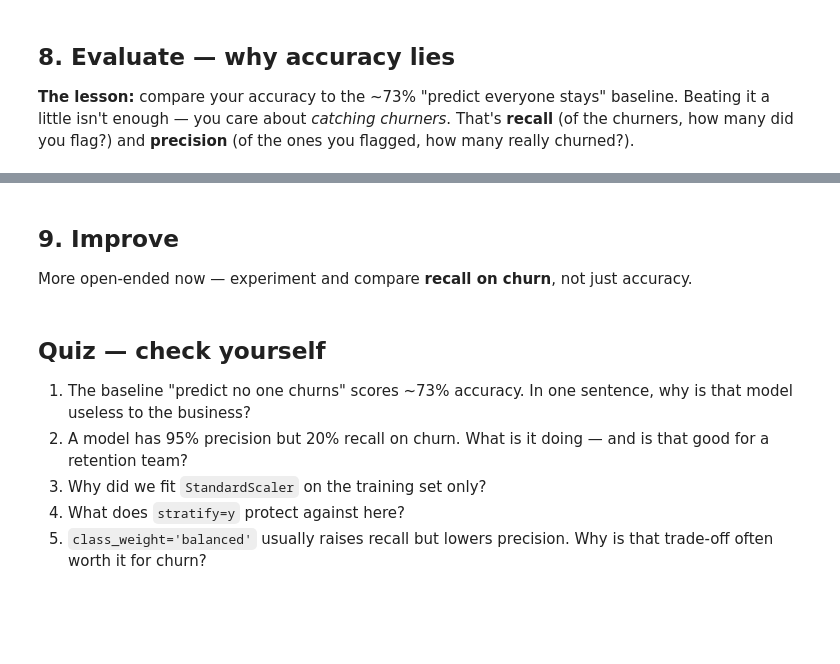
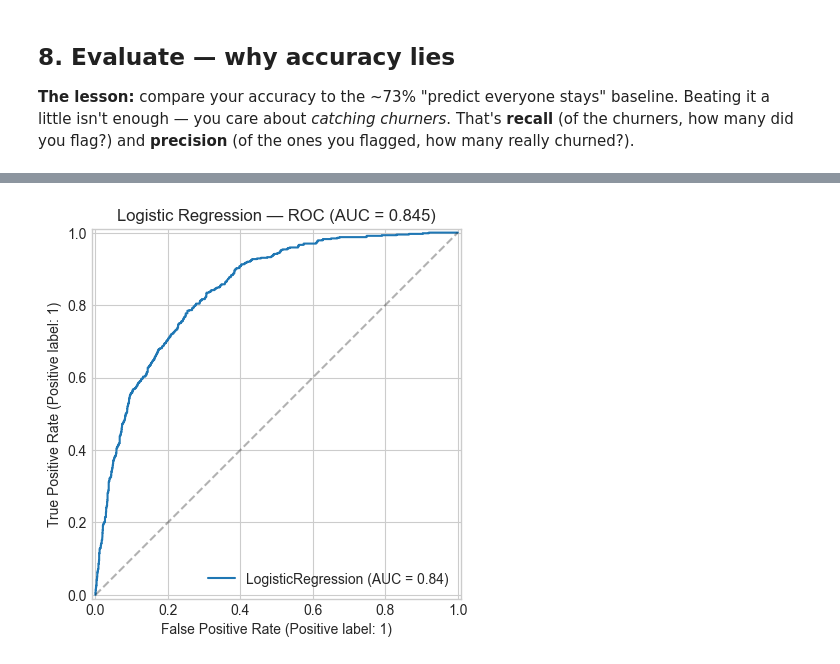
Before and after one commit to Iris814/telco-churn-analysis, a Jupyter notebook: notebooks/03_churn_classification.ipynb, the cells around one changed output, grey strips where cells are left out. Drawn from its saved outputs; the diff is of its cells as text; code cells hidden in the pictures; blank space fills up the shorter version.

```diff
--- a/notebooks/03_churn_classification.ipynb
+++ b/notebooks/03_churn_classification.ipynb
@@ -285,4 +292,0 @@ from sklearn.metrics import RocCurveDisplay
-# %% [markdown]
-## 9. Improve
-
-More open-ended now — experiment and compare **recall on churn**, not just accuracy.
@@ -295,8 +293,10 @@ More open-ended now — experiment and compare **recall on churn**, not just acc
-# %% [markdown]
-## Quiz — check yourself
-
-1. The baseline "predict no one churns" scores ~73% accuracy. In one sentence, why is that model useless to the business?
-2. A model has 95% precision but 20% recall on churn. What is it doing — and is that good for a retention team?
-3. Why did we fit `StandardScaler` on the training set only?
-4. What does `stratify=y` protect against here?
-5. `class_weight='balanced'` usually raises recall but lowers precision. Why is that trade-off often worth it for churn?
+# %%
+from sklearn.metrics import RocCurveDisplay, roc_auc_score
+
+auc = roc_auc_score(y_test, logreg.predict_proba(X_test_s)[:, 1])
+RocCurveDisplay.from_estimator(logreg, X_test_s, y_test)
+plt.plot([0, 1], [0, 1], 'k--', alpha=.3)
+plt.title(f'Logistic Regression — ROC (AUC = {auc:.3f})')
+plt.show()
+# %% [output]
+[figure, added]
```
Also changed, not shown: parts of 33 cells of this notebook, 2 other files.
